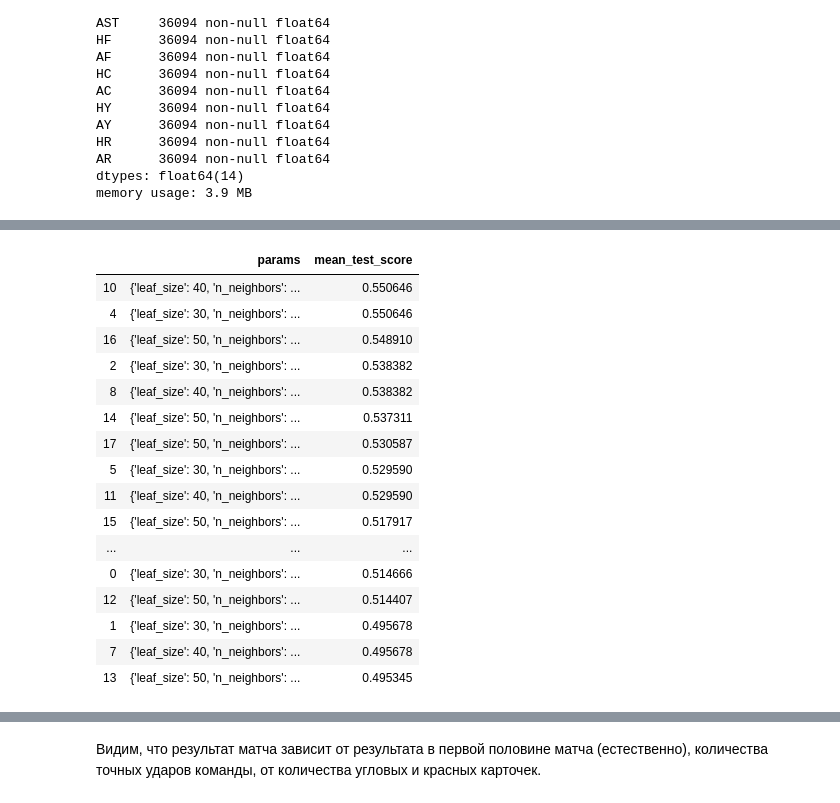
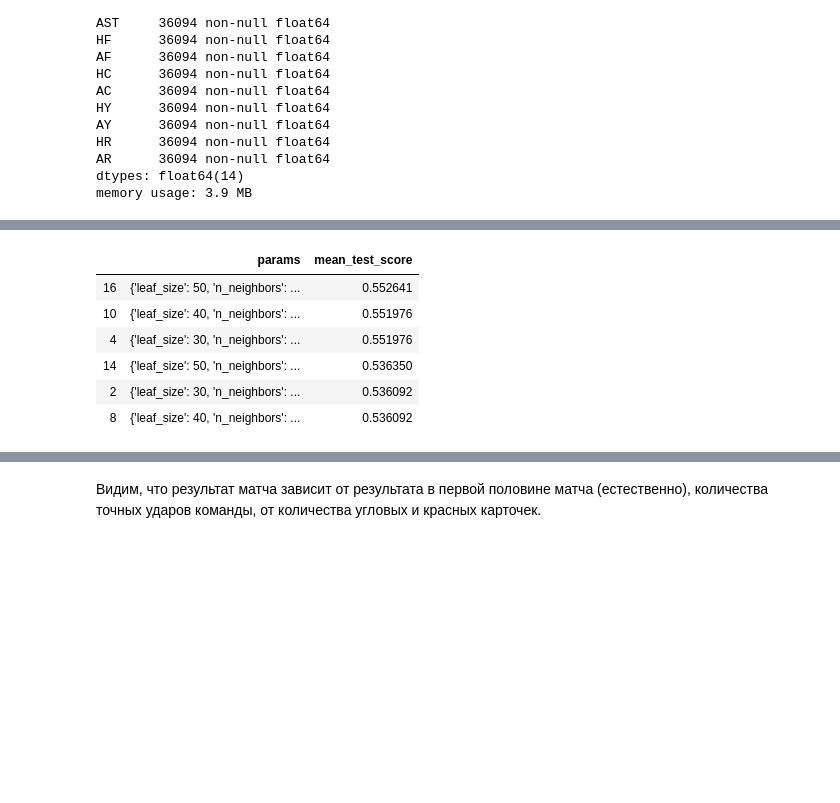
Before and after one commit to guzelfey/ds-2019-03, a Jupyter notebook: football.ipynb, the cells around one changed output, grey strips where cells are left out. Cells and saved outputs as stored; diff of their text form; code cells hidden in the pictures; blank space fills up the shorter version.

```diff
--- a/football.ipynb
+++ b/football.ipynb
@@ -26,6 +26,7 @@ plt.rcParams["figure.figsize"] = (15, 8)
 #pd.options.display.float_format = '{:.2f}'.format
 pd.set_option('display.max_columns', 200)
 pd.set_option('display.max_rows', 200)
+pd.set_option("display.max_colwidth", 10000)
 # %% [markdown]
 Загрузим данные с сайта.
 # %%
@@ -384,27 +357,17 @@ df1.sort_values('mean_test_score',ascending=False)[['params','mean_test_score']]
 # %%
 param3 = {'n_neighbors':[5,10,15],'leaf_size': [30,40,50], 'p':[1,2]}
 grid3 = GridSearchCV(KNeighborsClassifier(), param_grid = param3, scoring = 'accuracy', cv=5)
 grid3.fit(X_train,y_train)
 df3=pd.DataFrame(grid3.cv_results_)
-df3.sort_values('mean_test_score',ascending=False)[['params','mean_test_score']]
+df3.sort_values('mean_test_score',ascending=False)[['params','mean_test_score']][:6]
 # %% [output]
 |  | params | mean_test_score |
-| 10 | {'leaf_size': 40, 'n_neighbors': ... | 0.550646 |
-| 4 | {'leaf_size': 30, 'n_neighbors': ... | 0.550646 |
-| 16 | {'leaf_size': 50, 'n_neighbors': ... | 0.548910 |
-| 2 | {'leaf_size': 30, 'n_neighbors': ... | 0.538382 |
-| 8 | {'leaf_size': 40, 'n_neighbors': ... | 0.538382 |
-| 14 | {'leaf_size': 50, 'n_neighbors': ... | 0.537311 |
-| 17 | {'leaf_size': 50, 'n_neighbors': ... | 0.530587 |
-| 5 | {'leaf_size': 30, 'n_neighbors': ... | 0.529590 |
-| 11 | {'leaf_size': 40, 'n_neighbors': ... | 0.529590 |
-| 15 | {'leaf_size': 50, 'n_neighbors': ... | 0.517917 |
-| ... | ... | ... |
-| 0 | {'leaf_size': 30, 'n_neighbors': ... | 0.514666 |
-| 12 | {'leaf_size': 50, 'n_neighbors': ... | 0.514407 |
-| 1 | {'leaf_size': 30, 'n_neighbors': ... | 0.495678 |
-| 7 | {'leaf_size': 40, 'n_neighbors': ... | 0.495678 |
-| 13 | {'leaf_size': 50, 'n_neighbors': ... | 0.495345 |
+| 16 | {'leaf_size': 50, 'n_neighbors': ... | 0.552641 |
+| 10 | {'leaf_size': 40, 'n_neighbors': ... | 0.551976 |
+| 4 | {'leaf_size': 30, 'n_neighbors': ... | 0.551976 |
+| 14 | {'leaf_size': 50, 'n_neighbors': ... | 0.536350 |
+| 2 | {'leaf_size': 30, 'n_neighbors': ... | 0.536092 |
+| 8 | {'leaf_size': 40, 'n_neighbors': ... | 0.536092 |
 # %%
 param4 = {'n_estimators':[5,10,15],'max_features':['sqrt','log2','auto'],'bootstrap':[True,False]}
 grid4 = GridSearchCV(RandomForestClassifier(), param_grid = param4, scoring = 'accuracy', cv=5)
```
Also changed, not shown: parts of 19 cells of this notebook.
